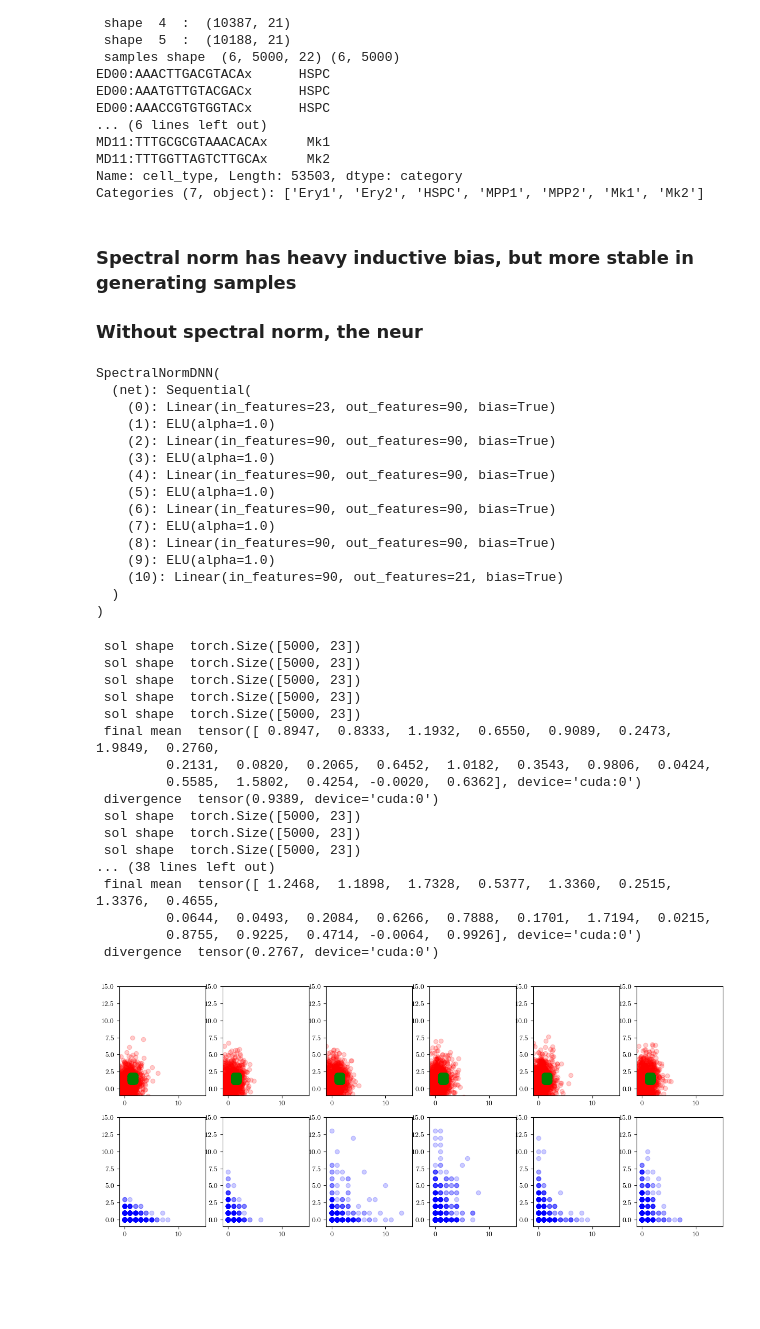
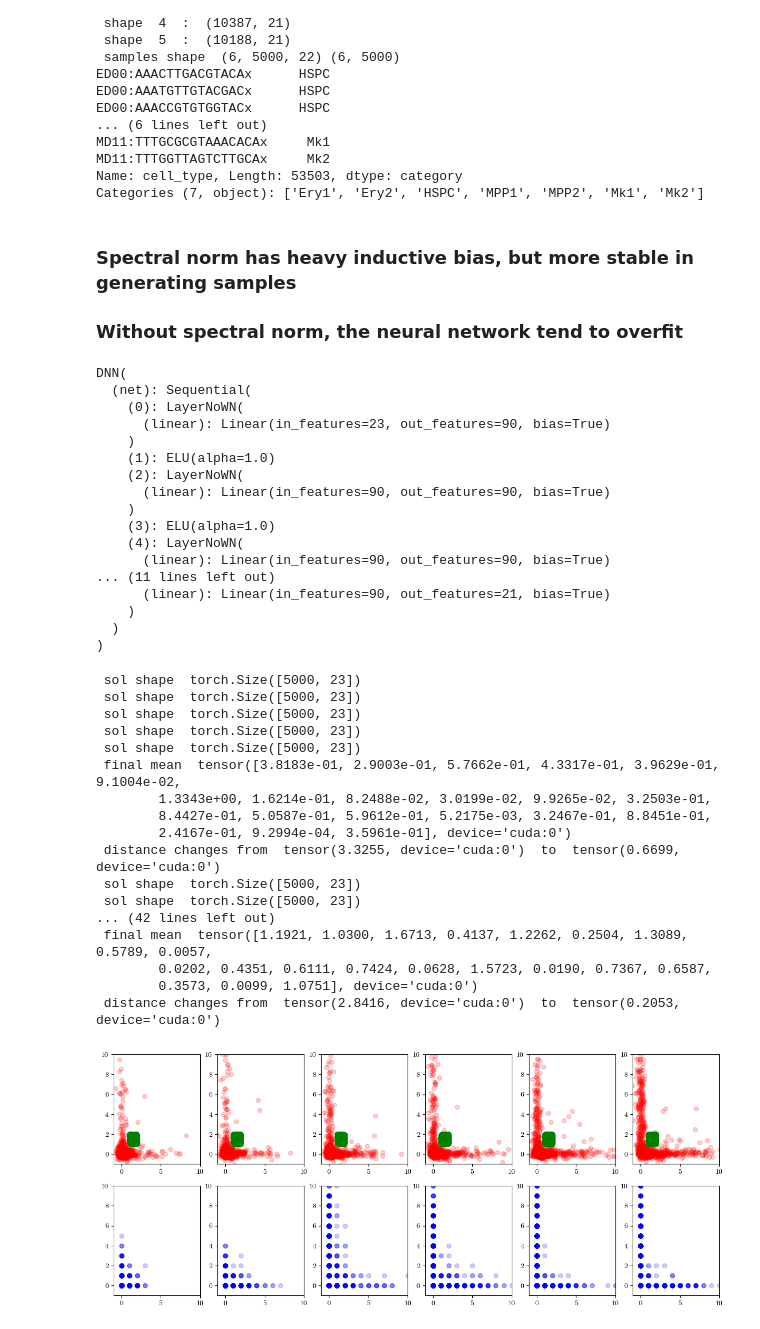
Before and after one commit to SuryanarayanaMK/PFI, a Jupyter notebook: score_validate_exvivo.ipynb, the cells around one changed output. Drawn from its saved outputs; the diff is of its cells as text; code cells hidden in the pictures; blank space fills up the shorter version.

```diff
--- a/score_validate_exvivo.ipynb
+++ b/score_validate_exvivo.ipynb
@@ -113,9 +113,9 @@ Name: cell_type, Length: 53503, dtype: category
 Categories (7, object): ['Ery1', 'Ery2', 'HSPC', 'MPP1', 'MPP2', 'Mk1', 'Mk2']
 # %% [markdown]
 ### Spectral norm has heavy inductive bias, but more stable in generating samples
-### Without spectral norm, the neur
+### Without spectral norm, the neural network tend to overfit
 # %%
-spectral_flag = True;
+spectral_flag = False;
 
 if(spectral_flag):
     scoreNet = torch.load('/mnt/ceph/users/smaddu/stochastic_inference/score_newset_spectral_exvivo_HSPC_general_N6000_Ndim'+str(Ndim)+'_Np90_seed0_set'+str(geneset_num)+'.pth',weights_only=False)
@@ -125,19 +125,21 @@ scoreNet = scoreNet.eval()
 # %%
 scoreNet
 # %% [output]
-SpectralNormDNN(
+DNN(
   (net): Sequential(
-    (0): Linear(in_features=23, out_features=90, bias=True)
+    (0): LayerNoWN(
+      (linear): Linear(in_features=23, out_features=90, bias=True)
+    )
     (1): ELU(alpha=1.0)
-    (2): Linear(in_features=90, out_features=90, bias=True)
+    (2): LayerNoWN(
+      (linear): Linear(in_features=90, out_features=90, bias=True)
+    )
     (3): ELU(alpha=1.0)
-    (4): Linear(in_features=90, out_features=90, bias=True)
-    (5): ELU(alpha=1.0)
-    (6): Linear(in_features=90, out_features=90, bias=True)
-    (7): ELU(alpha=1.0)
-    (8): Linear(in_features=90, out_features=90, bias=True)
-    (9): ELU(alpha=1.0)
-    (10): Linear(in_features=90, out_features=21, bias=True)
+    (4): LayerNoWN(
+      (linear): Linear(in_features=90, out_features=90, bias=True)
+... (11 lines left out)
+      (linear): Linear(in_features=90, out_features=21, bias=True)
+    )
   )
 )
 # %%
@@ -158,47 +160,48 @@ def generate_data_DSM(eps,maxiter,infNet,Nsamples,init_,time_,L):
     sol = sol.cpu().data.numpy().reshape(Nsamples,Ndim+2)
     return sol
 
-indx = 3; indy = 0;
+indx = 0; indy = 1;
 nsnaps = Dist.shape[0]; nsamples = Dist.shape[1]; L = 5;
 loss = samples_loss.SamplesLoss("energy")
-eps = 5e-3; maxiter = 250; lim_ = 15; res = 4;
+eps = 5e-3; maxiter = 250; lim_ = 10; res = 4;
 for tinf in range(0,nsnaps):
     with torch.no_grad():
         infNet = scoreNet.eval()
         init_  = np.random.uniform(1.0,2.0,(nsamples,Ndim+2))  #
         #init_[:,0:Ndim] = Dist[tinf,:,0:Ndim]
         sol = generate_data_DSM(eps,maxiter,infNet,nsamples,init_,tp[tinf],L);
         divergence = loss(torch.tensor(sol[0:5000,0:Ndim],dtype=torch.float32,device=device),torch.tensor(Dist[tinf,0:5000,0:Ndim],dtype=torch.float32,device=device))
-        print(" divergence ", divergence)
+        divergence_with_init = loss(torch.tensor(init_[0:5000,0:Ndim],dtype=torch.float32,device=device),torch.tensor(Dist[tinf,0:5000,0:Ndim],dtype=torch.float32,device=device))
+        print(" distance changes from ", divergence_with_init, " to ", divergence)
 
     #print(sol[:,0:Ndim].shape, torch.tensor(Dist[tinf,:,0:Ndim],dtype=torch.float32,device=device).shape)
     plt.subplot(2,nsnaps,tinf+1)
     plt.scatter(sol[::res,indx],sol[::res,indy],color='red',alpha=0.2)
     plt.scatter(init_[::res,indx],init_[::res,indy],color='green')
     plt.xlim(-1,lim_); plt.ylim(-1,lim_); plt.xlim(-1,lim_); plt.ylim(-1,lim_)
     #plt.xlim(0,4); plt.ylim(0,4)
     #plt.scatter(init_[:,0],init_[:,1],color='green',alpha=0.2)
     #plt.scatter(Dist[tinf,:,3], Dist[tinf,:,1],color='blue',alpha=0.2)
     plt.subplot(2,nsnaps,nsnaps+tinf+1)
     plt.scatter(Dist[tinf,::res,indx],Dist[tinf,::res,indy],color='blue',alpha=0.2)
     plt.xlim(-1,lim_); plt.ylim(-1,lim_); plt.xlim(-1,lim_); plt.ylim(-1,lim_)
 plt.gcf().set_size_inches(15,6)
 # %% [output]
  sol shape  torch.Size([5000, 23])
  sol shape  torch.Size([5000, 23])
  sol shape  torch.Size([5000, 23])
  sol shape  torch.Size([5000, 23])
  sol shape  torch.Size([5000, 23])
- final mean  tensor([ 0.8947,  0.8333,  1.1932,  0.6550,  0.9089,  0.2473,  1.9849,  0.2760,
-         0.2131,  0.0820,  0.2065,  0.6452,  1.0182,  0.3543,  0.9806,  0.0424,
-         0.5585,  1.5802,  0.4254, -0.0020,  0.6362], device='cuda:0')
- divergence  tensor(0.9389, device='cuda:0')
+ final mean  tensor([3.8183e-01, 2.9003e-01, 5.7662e-01, 4.3317e-01, 3.9629e-01, 9.1004e-02,
+        1.3343e+00, 1.6214e-01, 8.2488e-02, 3.0199e-02, 9.9265e-02, 3.2503e-01,
+        8.4427e-01, 5.0587e-01, 5.9612e-01, 5.2175e-03, 3.2467e-01, 8.8451e-01,
+        2.4167e-01, 9.2994e-04, 3.5961e-01], device='cuda:0')
+ distance changes from  tensor(3.3255, device='cuda:0')  to  tensor(0.6699, device='cuda:0')
  sol shape  torch.Size([5000, 23])
  sol shape  torch.Size([5000, 23])
- sol shape  torch.Size([5000, 23])
-... (38 lines left out)
- final mean  tensor([ 1.2468,  1.1898,  1.7328,  0.5377,  1.3360,  0.2515,  1.3376,  0.4655,
-         0.0644,  0.0493,  0.2084,  0.6266,  0.7888,  0.1701,  1.7194,  0.0215,
-         0.8755,  0.9225,  0.4714, -0.0064,  0.9926], device='cuda:0')
- divergence  tensor(0.2767, device='cuda:0')
+... (42 lines left out)
+ final mean  tensor([1.1921, 1.0300, 1.6713, 0.4137, 1.2262, 0.2504, 1.3089, 0.5789, 0.0057,
+        0.0202, 0.4351, 0.6111, 0.7424, 0.0628, 1.5723, 0.0190, 0.7367, 0.6587,
+        0.3573, 0.0099, 1.0751], device='cuda:0')
+ distance changes from  tensor(2.8416, device='cuda:0')  to  tensor(0.2053, device='cuda:0')
-[figure, old version]
+[figure, new version]
```
Also changed, not shown: parts of 1 cell of this notebook.
